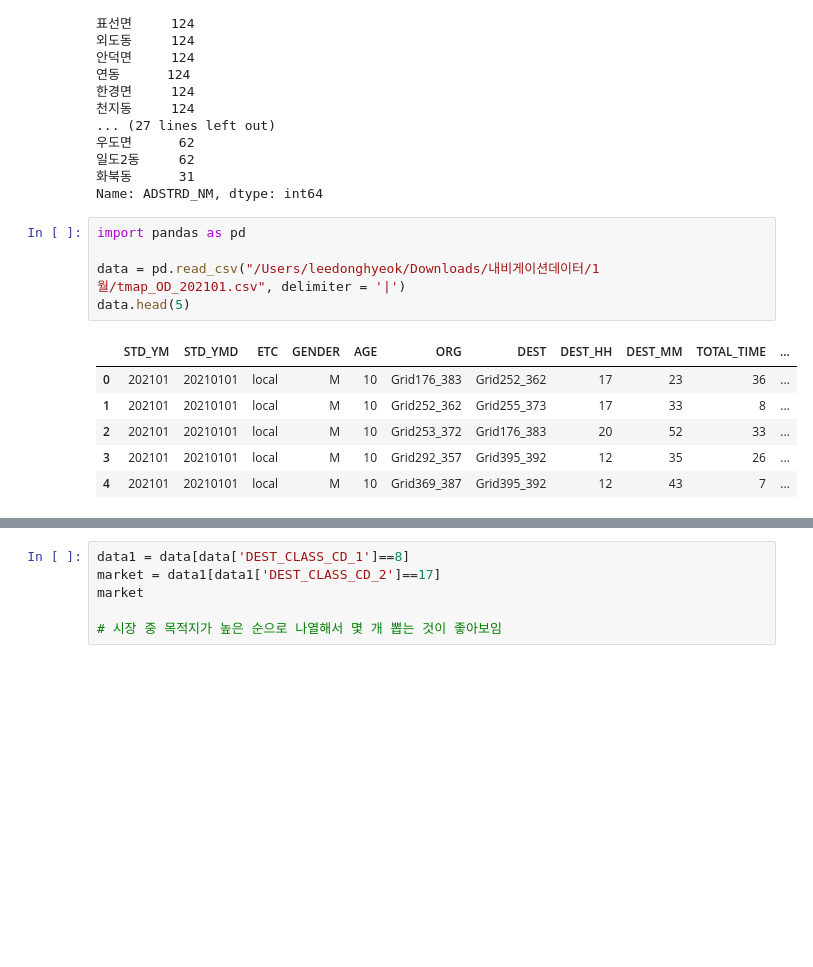
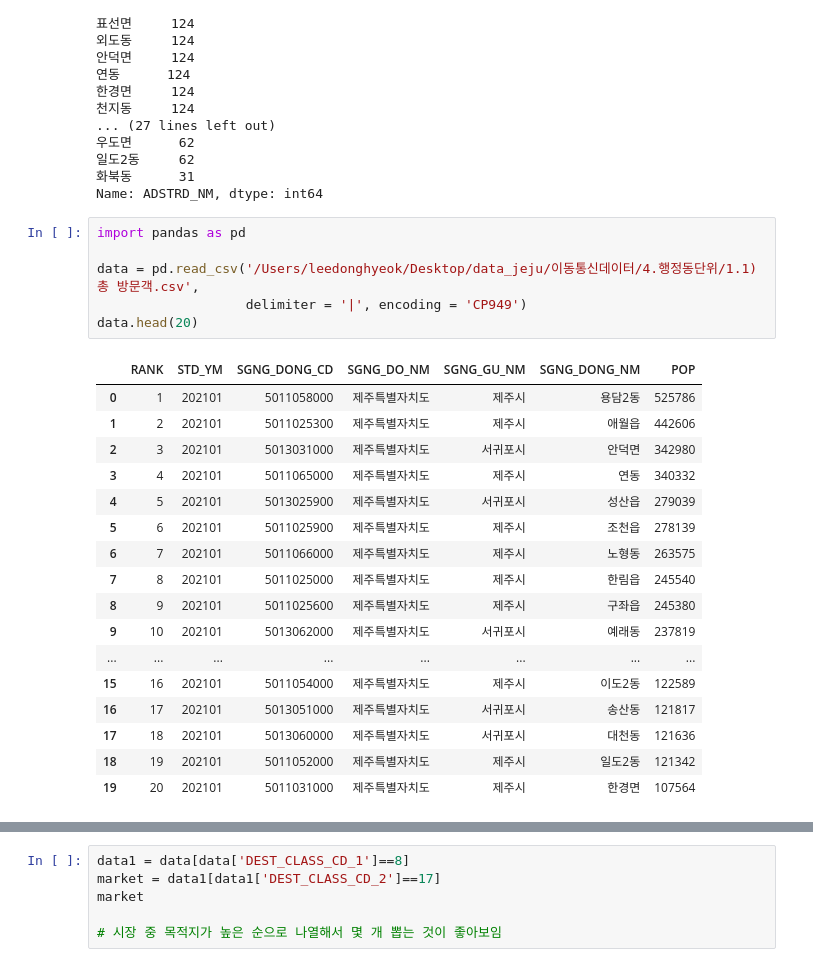
Before and after one commit to dhe625/jeju, a Jupyter notebook: test.ipynb, the cells around one changed output, grey strips where cells are left out. Saved outputs shown, nothing was run; the diff lists cells and outputs as text; blank space fills up the shorter version.

```diff
--- a/test.ipynb
+++ b/test.ipynb
@@ -48,12 +48,24 @@ Name: ADSTRD_NM, dtype: int64
 # %%
 import pandas as pd
 
-data = pd.read_csv("/Users/leedonghyeok/Downloads/내비게이션데이터/1월/tmap_OD_202101.csv", delimiter = '|')
-data.head(5)
+data = pd.read_csv('/Users/leedonghyeok/Desktop/data_jeju/이동통신데이터/4.행정동단위/1.1) 총 방문객.csv',
+                   delimiter = '|', encoding = 'CP949')
+data.head(20)
 # %% [output]
-|  | STD_YM | STD_YMD | ETC | GENDER | AGE | ORG | DEST | DEST_HH | DEST_MM | TOTAL_TIME | ... |
-| 0 | 202101 | 20210101 | local | M | 10 | Grid176_383 | Grid252_362 | 17 | 23 | 36 | ... |
-| 1 | 202101 | 20210101 | local | M | 10 | Grid252_362 | Grid255_373 | 17 | 33 | 8 | ... |
-| 2 | 202101 | 20210101 | local | M | 10 | Grid253_372 | Grid176_383 | 20 | 52 | 33 | ... |
-| 3 | 202101 | 20210101 | local | M | 10 | Grid292_357 | Grid395_392 | 12 | 35 | 26 | ... |
-| 4 | 202101 | 20210101 | local | M | 10 | Grid369_387 | Grid395_392 | 12 | 43 | 7 | ... |
+|  | RANK | STD_YM | SGNG_DONG_CD | SGNG_DO_NM | SGNG_GU_NM | SGNG_DONG_NM | POP |
+| 0 | 1 | 202101 | 5011058000 | 제주특별자치도 | 제주시 | 용담2동 | 525786 |
+| 1 | 2 | 202101 | 5011025300 | 제주특별자치도 | 제주시 | 애월읍 | 442606 |
+| 2 | 3 | 202101 | 5013031000 | 제주특별자치도 | 서귀포시 | 안덕면 | 342980 |
+| 3 | 4 | 202101 | 5011065000 | 제주특별자치도 | 제주시 | 연동 | 340332 |
+| 4 | 5 | 202101 | 5013025900 | 제주특별자치도 | 서귀포시 | 성산읍 | 279039 |
+| 5 | 6 | 202101 | 5011025900 | 제주특별자치도 | 제주시 | 조천읍 | 278139 |
+| 6 | 7 | 202101 | 5011066000 | 제주특별자치도 | 제주시 | 노형동 | 263575 |
+| 7 | 8 | 202101 | 5011025000 | 제주특별자치도 | 제주시 | 한림읍 | 245540 |
+| 8 | 9 | 202101 | 5011025600 | 제주특별자치도 | 제주시 | 구좌읍 | 245380 |
+| 9 | 10 | 202101 | 5013062000 | 제주특별자치도 | 서귀포시 | 예래동 | 237819 |
+| ... | ... | ... | ... | ... | ... | ... | ... |
+| 15 | 16 | 202101 | 5011054000 | 제주특별자치도 | 제주시 | 이도2동 | 122589 |
+| 16 | 17 | 202101 | 5013051000 | 제주특별자치도 | 서귀포시 | 송산동 | 121817 |
+| 17 | 18 | 202101 | 5013060000 | 제주특별자치도 | 서귀포시 | 대천동 | 121636 |
+| 18 | 19 | 202101 | 5011052000 | 제주특별자치도 | 제주시 | 일도2동 | 121342 |
+| 19 | 20 | 202101 | 5011031000 | 제주특별자치도 | 제주시 | 한경면 | 107564 |
```
Also changed, not shown: parts of 8 cells of this notebook.
